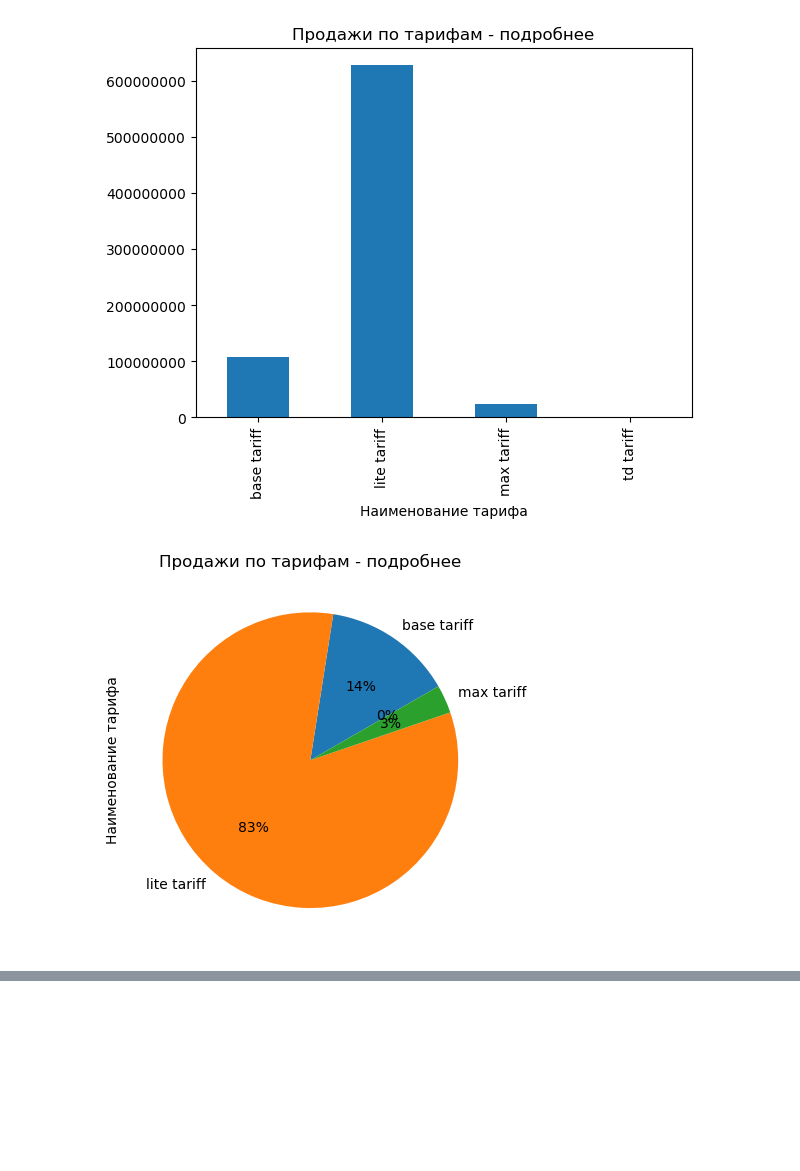
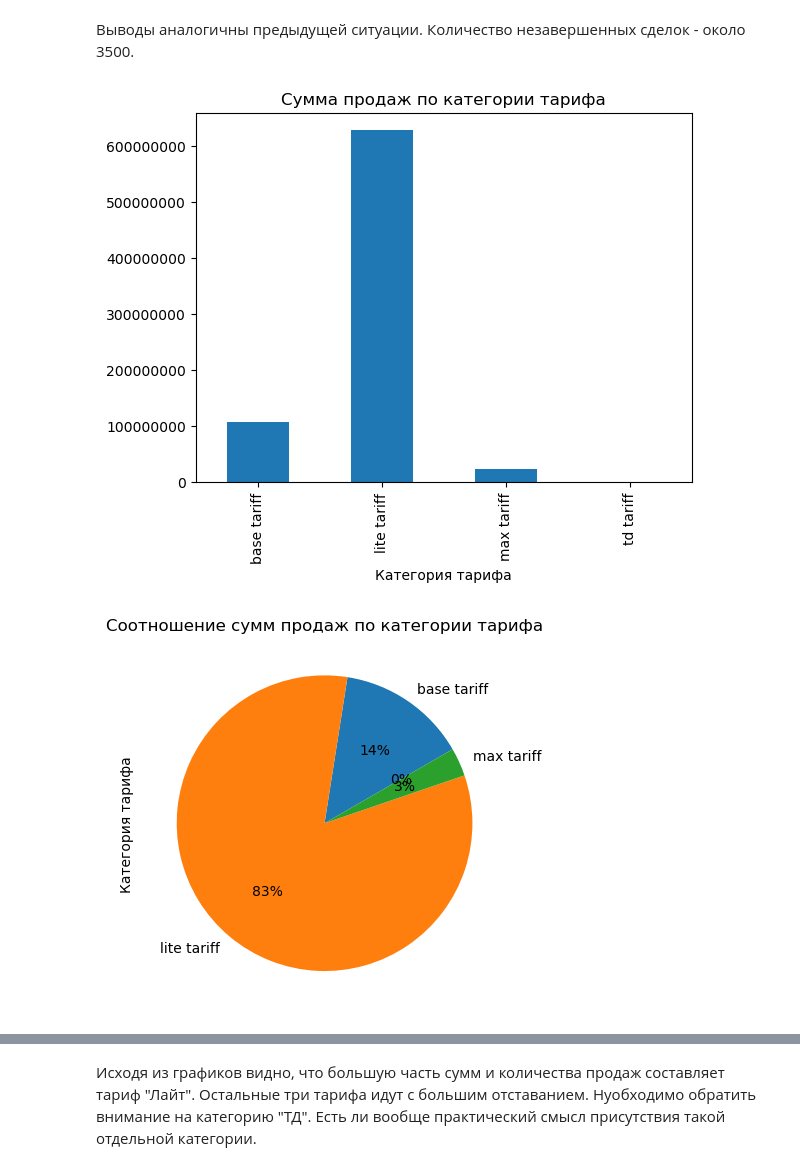
Before and after one commit to Ragnarok-039/-, a Jupyter notebook: Контур. Тестовое на продуктового аналитика/main.ipynb, the cells around one changed output, grey strips where cells are left out. Saved outputs shown, nothing was run; the diff lists cells and outputs as text; code cells hidden in the pictures; blank space fills up the shorter version.

```diff
--- a/Контур. Тестовое на продуктового аналитика/main.ipynb
+++ b/Контур. Тестовое на продуктового аналитика/main.ipynb
@@ -185,28 +230,34 @@ plt.show()
+# %% [markdown]
+Выводы аналогичны предыдущей ситуации.
+Количество незавершенных сделок - около 3500.
 # %%
+# Создадим два датафрейма по категориям тарифов.
+# Сумма продаж по категории тарифа.
 df_pay_sum_by_tariff_name = df_sales[['Cost', 'tariff_name']].groupby('tariff_name')['Cost'].agg('sum')
+# Количество продаж по категории тарифа.
 df_pay_count_by_tariff_name = df_sales[['Cost', 'tariff_name']].groupby('tariff_name')['tariff_name'].agg('count')
 
 df_pay_sum_by_tariff_name.plot(kind = 'bar')
-plt.title('Продажи по тарифам - подробнее')
+plt.title('Сумма продаж по категории тарифа')
 plt.ticklabel_format(style = 'plain', axis='y')
-plt.xlabel('Наименование тарифа', horizontalalignment='center')
+plt.xlabel('Категория тарифа', horizontalalignment='center')
 plt.show()
 
 df_pay_sum_by_tariff_name.plot(kind='pie', autopct='%1.0f%%', startangle=30)
-plt.title('Продажи по тарифам - подробнее')
-plt.ylabel('Наименование тарифа', horizontalalignment='center')
+plt.title('Соотношение сумм продаж по категории тарифа')
+plt.ylabel('Категория тарифа', horizontalalignment='center')
 plt.show()
 
 df_pay_count_by_tariff_name.plot(kind = 'bar')
-plt.title('Продажи по тарифам - подробнее')
+plt.title('Количество продаж по категории тарифа')
 plt.ticklabel_format(style = 'plain', axis='y')
-plt.xlabel('Наименование тарифа', horizontalalignment='center')
+plt.xlabel('Категория тарифа', horizontalalignment='center')
 plt.show()
 
 df_pay_count_by_tariff_name.plot(kind='pie', autopct='%1.0f%%', startangle=30)
-plt.title('Продажи по тарифам - подробнее')
-plt.ylabel('Наименование тарифа', horizontalalignment='center')
+plt.title('Соотношение количества продаж по категории тарифа')
+plt.ylabel('Категория тарифа', horizontalalignment='center')
 plt.show()
 # %% [output]
-[figure, old version]
+[figure, new version]
-[figure, old version]
+[figure, new version]
@@ -215 +266,5 @@ plt.show()
+# %% [markdown]
+Исходя из графиков видно, что большую часть сумм и количества продаж составляет тариф "Лайт".
+Остальные три тарифа идут с большим отставанием.
+Нуобходимо обратить внимание на категорию "ТД". Есть ли вообще практический смысл присутствия такой отдельной категории.
 # %%
```
Also changed, not shown: parts of 14 cells of this notebook.
